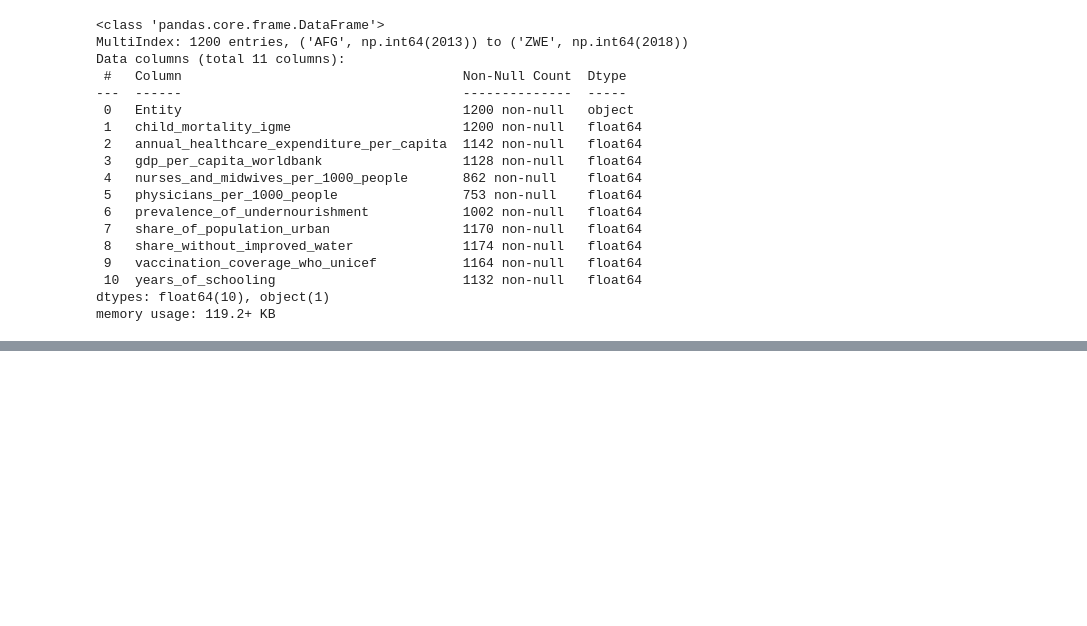
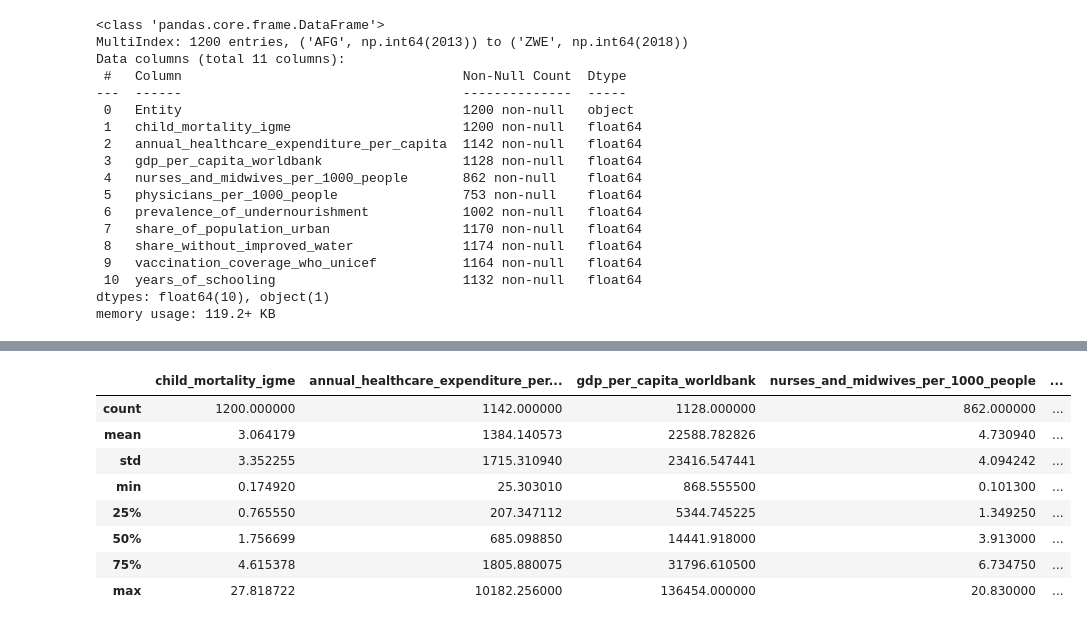
Before and after one commit to HamzahFayad/master_thesis_child_mortality, a Jupyter notebook: 01_notebooks/0_data_overview.ipynb, the cells around one changed output, grey strips where cells are left out. Saved outputs shown, nothing was run; the diff lists cells and outputs as text; code cells hidden in the pictures; blank space fills up the shorter version.

```diff
--- a/01_notebooks/0_data_overview.ipynb
+++ b/01_notebooks/0_data_overview.ipynb
@@ -181,0 +192,12 @@ memory usage: 119.2+ KB
+# %%
+df_main_period.describe()
+# %% [output]
+|  | child_mortality_igme | annual_healthcare_expenditure_per... | gdp_per_capita_worldbank | nurses_and_midwives_per_1000_people | ... |
+| count | 1200.000000 | 1142.000000 | 1128.000000 | 862.000000 | ... |
+| mean | 3.064179 | 1384.140573 | 22588.782826 | 4.730940 | ... |
+| std | 3.352255 | 1715.310940 | 23416.547441 | 4.094242 | ... |
+| min | 0.174920 | 25.303010 | 868.555500 | 0.101300 | ... |
+| 25% | 0.765550 | 207.347112 | 5344.745225 | 1.349250 | ... |
+| 50% | 1.756699 | 685.098850 | 14441.918000 | 3.913000 | ... |
+| 75% | 4.615378 | 1805.880075 | 31796.610500 | 6.734750 | ... |
+| max | 27.818722 | 10182.256000 | 136454.000000 | 20.830000 | ... |
```
Also changed, not shown: parts of 2 cells of this notebook, 4 other files.
